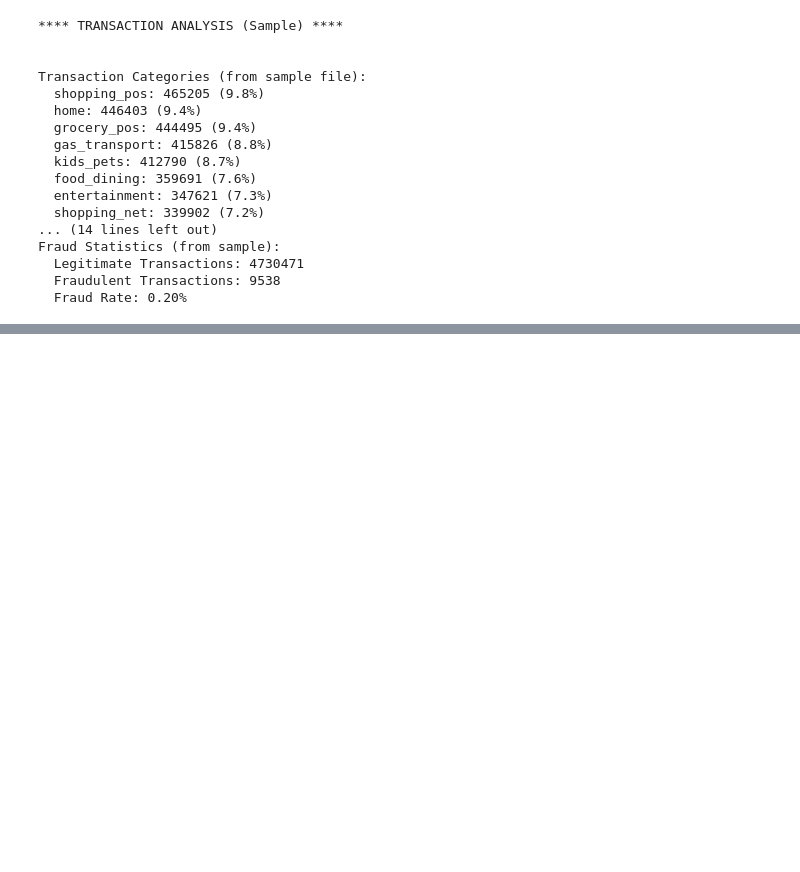
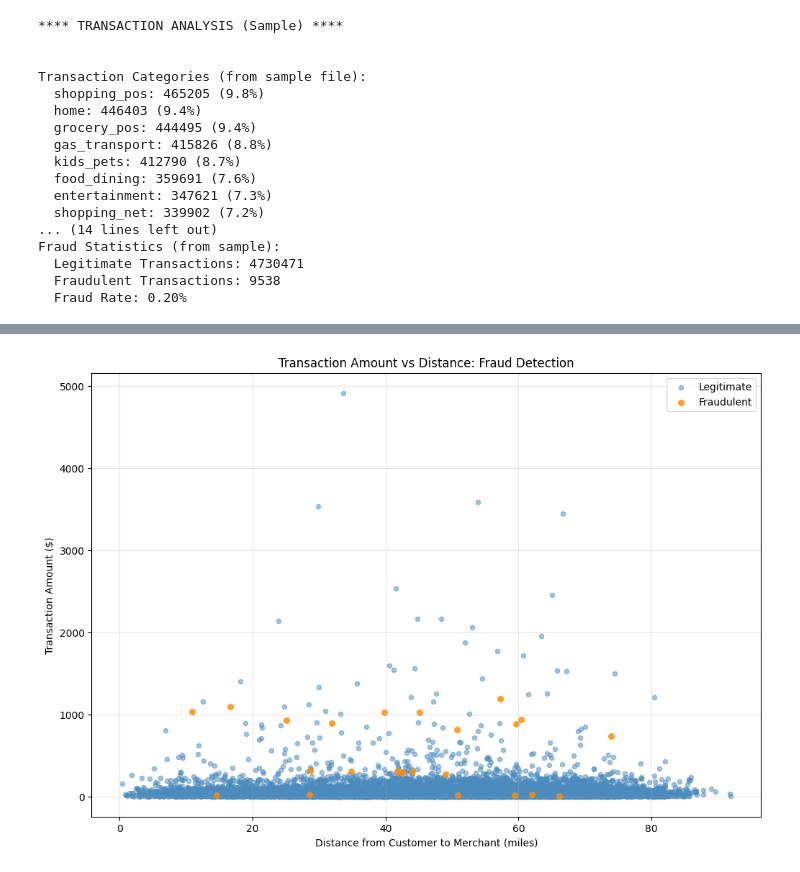
Before and after one commit to lcabrp/card_transactions_analysis, a Jupyter notebook: 02_analysis.ipynb, the cells around one changed output, grey strips where cells are left out. Drawn from its saved outputs; the diff is of its cells as text; code cells hidden in the pictures; blank space fills up the shorter version.

```diff
--- a/02_analysis.ipynb
+++ b/02_analysis.ipynb
@@ -322,0 +421,43 @@ Name: count, dtype: int64
+# %%
+# 4.1 Geographic fraud patterns using Plotly
+# Calculate distance between customer and merchant
+from math import radians, cos, sin, asin, sqrt
+
+def haversine_distance(lat1, lon1, lat2, lon2):
+    """Calculate distance between two points on Earth"""
+    # Convert to radians
+    lat1, lon1, lat2, lon2 = map(radians, [lat1, lon1, lat2, lon2])
+
+    # Haversine formula
+    dlat = lat2 - lat1
+    dlon = lon2 - lon1
+    a = sin(dlat/2)**2 + cos(lat1) * cos(lat2) * sin(dlon/2)**2
+    c = 2 * asin(sqrt(a))
+    r = 3956  # Radius of earth in miles
+    return c * r
+
+# Sample for performance (calculate distance is expensive)
+sample_trans = transactions_df.sample(n=10000, random_state=42)
+sample_trans = sample_trans.merge(customers_df[['ssn', 'lat', 'long']], on='ssn')
+
+sample_trans['distance_miles'] = sample_trans.apply(
+    lambda row: haversine_distance(row['lat'], row['long'],
+                                 row['merch_lat'], row['merch_long']), axis=1
+)
+
+# Distance vs Fraud analysis
+plt.figure(figsize=(12, 8))
+plt.scatter(sample_trans[sample_trans['is_fraud']==0]['distance_miles'],
+           sample_trans[sample_trans['is_fraud']==0]['amt'],
+           alpha=0.5, label='Legitimate', color=color_blue, s=20)
+plt.scatter(sample_trans[sample_trans['is_fraud']==1]['distance_miles'],
+           sample_trans[sample_trans['is_fraud']==1]['amt'],
+           alpha=0.8, label='Fraudulent', color=color_orange, s=30)
+plt.xlabel('Distance from Customer to Merchant (miles)')
+plt.ylabel('Transaction Amount ($)')
+plt.title('Transaction Amount vs Distance: Fraud Detection')
+plt.legend()
+plt.grid(True, alpha=0.3)
+plt.show()
+# %% [output]
+[figure, added]
```
Also changed, not shown: parts of 5 cells of this notebook.
